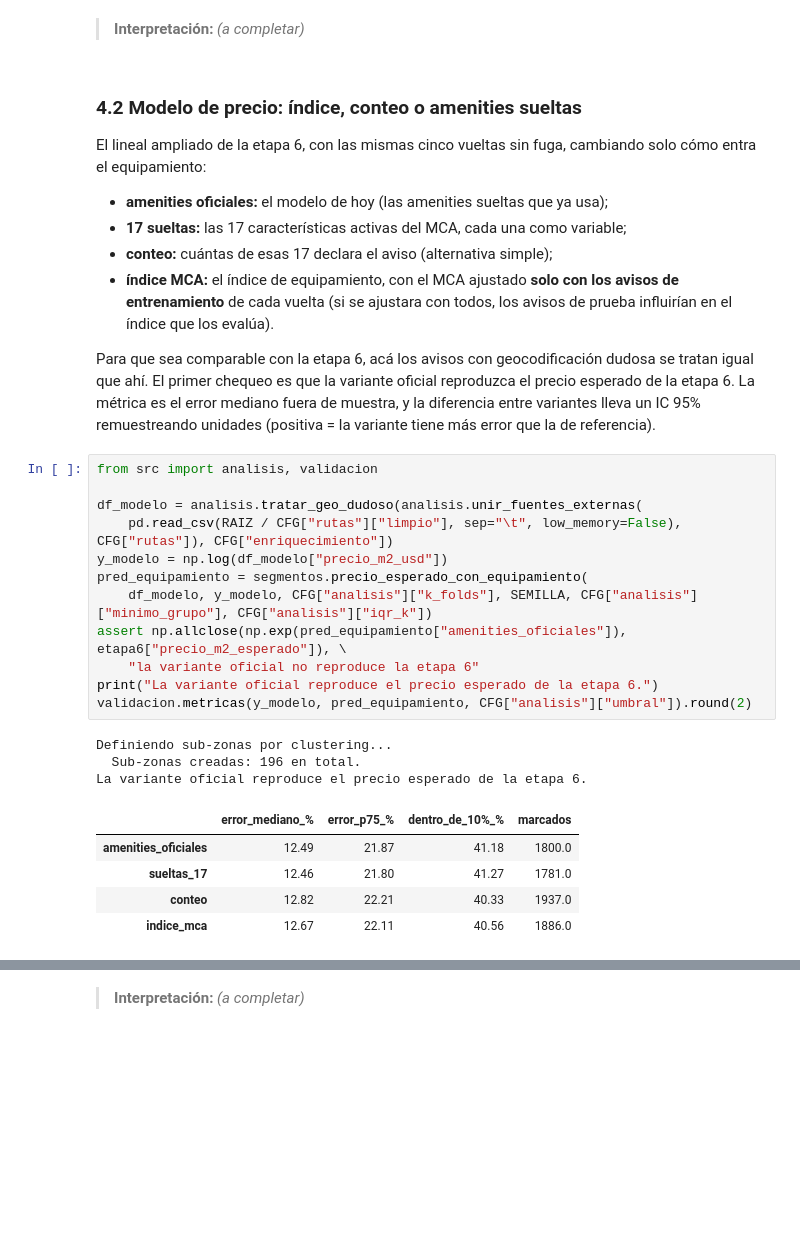
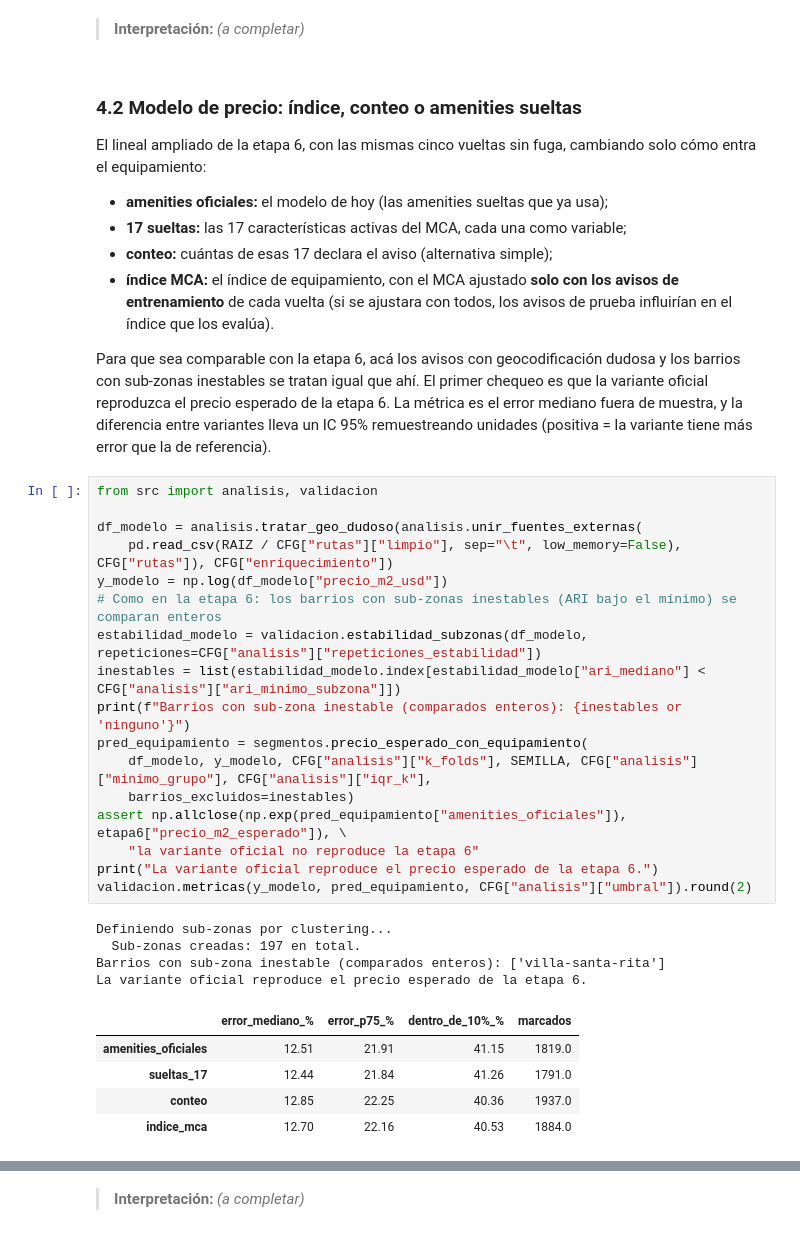
Before and after one commit to gbuhler-itba/TP-Analitica-Descriptiva, a Jupyter notebook: notebooks/06_segmentos_exploratorio.ipynb, the cells around one changed output, grey strips where cells are left out. Drawn from its saved outputs; the diff is of its cells as text; blank space fills up the shorter version.

```diff
--- a/notebooks/06_segmentos_exploratorio.ipynb
+++ b/notebooks/06_segmentos_exploratorio.ipynb
@@ -708,31 +708,38 @@ El lineal ampliado de la etapa 6, con las mismas cinco vueltas sin fuga, cambian
 - **índice MCA:** el índice de equipamiento, con el MCA ajustado **solo con los avisos de entrenamiento** de cada
   vuelta (si se ajustara con todos, los avisos de prueba influirían en el índice que los evalúa).
 
-Para que sea comparable con la etapa 6, acá los avisos con geocodificación dudosa se tratan igual que ahí. El primer
+Para que sea comparable con la etapa 6, acá los avisos con geocodificación dudosa y los barrios con sub-zonas
+inestables se tratan igual que ahí. El primer
 chequeo es que la variante oficial reproduzca el precio esperado de la etapa 6. La métrica es el error mediano fuera
 de muestra, y la diferencia entre variantes lleva un IC 95% remuestreando unidades (positiva = la variante tiene más
 error que la de referencia).
 # %%
 from src import analisis, validacion
 
 df_modelo = analisis.tratar_geo_dudoso(analisis.unir_fuentes_externas(
     pd.read_csv(RAIZ / CFG["rutas"]["limpio"], sep="\t", low_memory=False), CFG["rutas"]), CFG["enriquecimiento"])
 y_modelo = np.log(df_modelo["precio_m2_usd"])
+# Como en la etapa 6: los barrios con sub-zonas inestables (ARI bajo el mínimo) se comparan enteros
+estabilidad_modelo = validacion.estabilidad_subzonas(df_modelo, repeticiones=CFG["analisis"]["repeticiones_estabilidad"])
+inestables = list(estabilidad_modelo.index[estabilidad_modelo["ari_mediano"] < CFG["analisis"]["ari_minimo_subzona"]])
+print(f"Barrios con sub-zona inestable (comparados enteros): {inestables or 'ninguno'}")
 pred_equipamiento = segmentos.precio_esperado_con_equipamiento(
-    df_modelo, y_modelo, CFG["analisis"]["k_folds"], SEMILLA, CFG["analisis"]["minimo_grupo"], CFG["analisis"]["iqr_k"])
+    df_modelo, y_modelo, CFG["analisis"]["k_folds"], SEMILLA, CFG["analisis"]["minimo_grupo"], CFG["analisis"]["iqr_k"],
+    barrios_excluidos=inestables)
 assert np.allclose(np.exp(pred_equipamiento["amenities_oficiales"]), etapa6["precio_m2_esperado"]), \
     "la variante oficial no reproduce la etapa 6"
 print("La variante oficial reproduce el precio esperado de la etapa 6.")
 validacion.metricas(y_modelo, pred_equipamiento, CFG["analisis"]["umbral"]).round(2)
 # %% [output]
 Definiendo sub-zonas por clustering...
-  Sub-zonas creadas: 196 en total.
+  Sub-zonas creadas: 197 en total.
+Barrios con sub-zona inestable (comparados enteros): ['villa-santa-rita']
 La variante oficial reproduce el precio esperado de la etapa 6.
 |  | error_mediano_% | error_p75_% | dentro_de_10%_% | marcados |
-| amenities_oficiales | 12.49 | 21.87 | 41.18 | 1800.0 |
-| sueltas_17 | 12.46 | 21.80 | 41.27 | 1781.0 |
-| conteo | 12.82 | 22.21 | 40.33 | 1937.0 |
-| indice_mca | 12.67 | 22.11 | 40.56 | 1886.0 |
+| amenities_oficiales | 12.51 | 21.91 | 41.15 | 1819.0 |
+| sueltas_17 | 12.44 | 21.84 | 41.26 | 1791.0 |
+| conteo | 12.85 | 22.25 | 40.36 | 1937.0 |
+| indice_mca | 12.70 | 22.16 | 40.53 | 1884.0 |
 # %%
 unidad_modelo = modelo.grupo_de_unidad(df_modelo)
 comparaciones = [("17 sueltas", "sueltas_17", "amenities_oficiales"),
```
Also changed, not shown: parts of 18 cells of this notebook, 20 other files.
